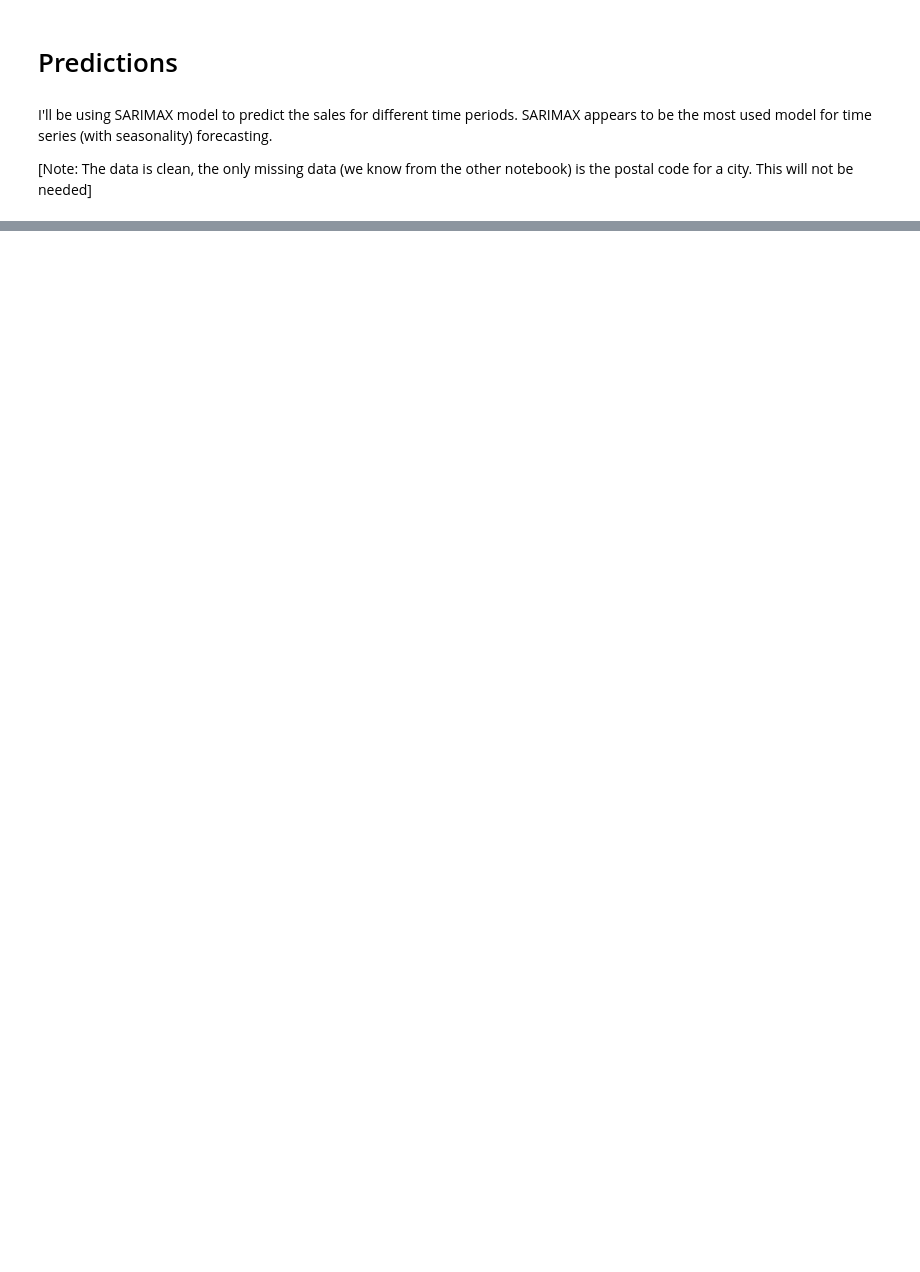
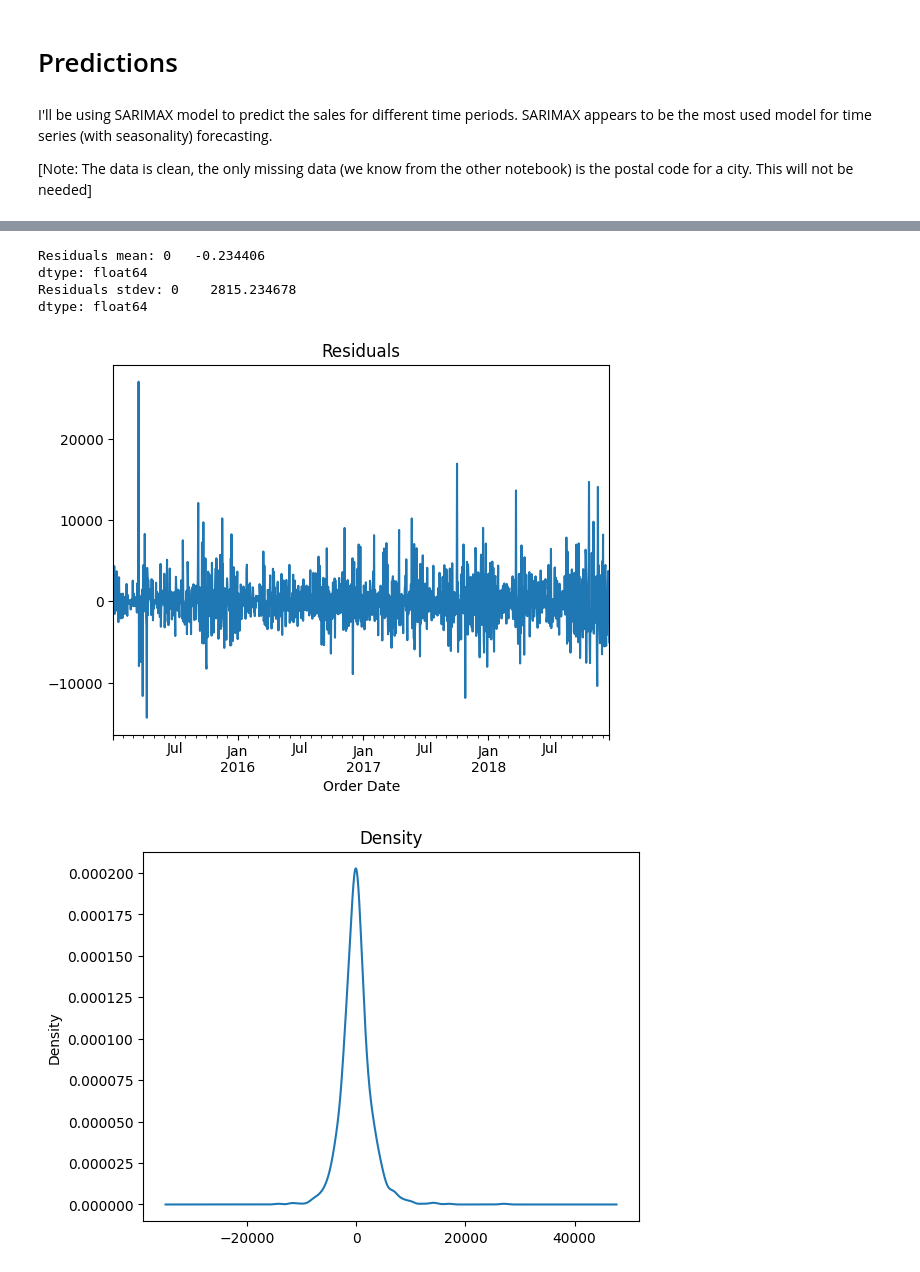
Before and after one commit to MrIsCM/DataProjects, a Jupyter notebook: P1_Sales_DA/predictions.ipynb, the cells around one changed output, grey strips where cells are left out. Drawn from its saved outputs; the diff is of its cells as text; code cells hidden in the pictures; blank space fills up the shorter version.

```diff
--- a/P1_Sales_DA/predictions.ipynb
+++ b/P1_Sales_DA/predictions.ipynb
@@ -120,6 +124,17 @@ plt.xticks(rotation=45)
 # The predictions are not quite there. More parameter-tuning needed.
 # I used ARIMA, this is not optimal
 # SARIMAX should be used to account for seasonality trends.
+# %%
+sarimax_params = (5, 1, 0)
+seasonal_params = (1, 1, 0, 12)
 # %%
-sarimax_model = SARIMAX(train_data['Sales'])
+sarimax_model = SARIMAX(
+	train_data['Sales'],
+	order=sarimax_params,
+	seasonal_order=seasonal_params,
+	enforce_stationarity=False,
+	enforce_invertibility=False,
+	trend='c'
+	)
 sarimax_fit = sarimax_model.fit()
+print(sarimax_fit.summary())
@@ -125,0 +159,15 @@ sarimax_fit = sarimax_model.fit()
+# %%
+residuals = pd.DataFrame(sarimax_fit.resid)
+
+residuals.plot(legend=False, title='Residuals')
+residuals.plot(kind='density', title='Density', legend=False)
+
+print(f"Residuals mean: {residuals.mean()}")
+print(f"Residuals stdev: {residuals.std()}")
+# %% [output]
+Residuals mean: 0   -0.234406
+dtype: float64
+Residuals stdev: 0    2815.234678
+dtype: float64
+[figure, added]
+[figure, added]
```
Also changed, not shown: parts of 10 cells of this notebook.
